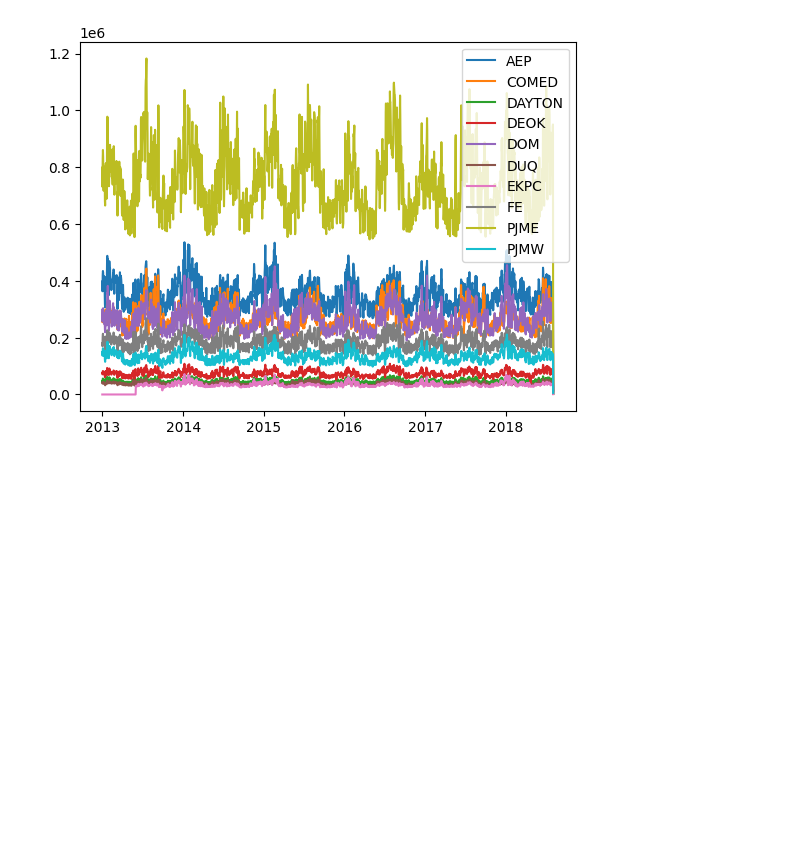
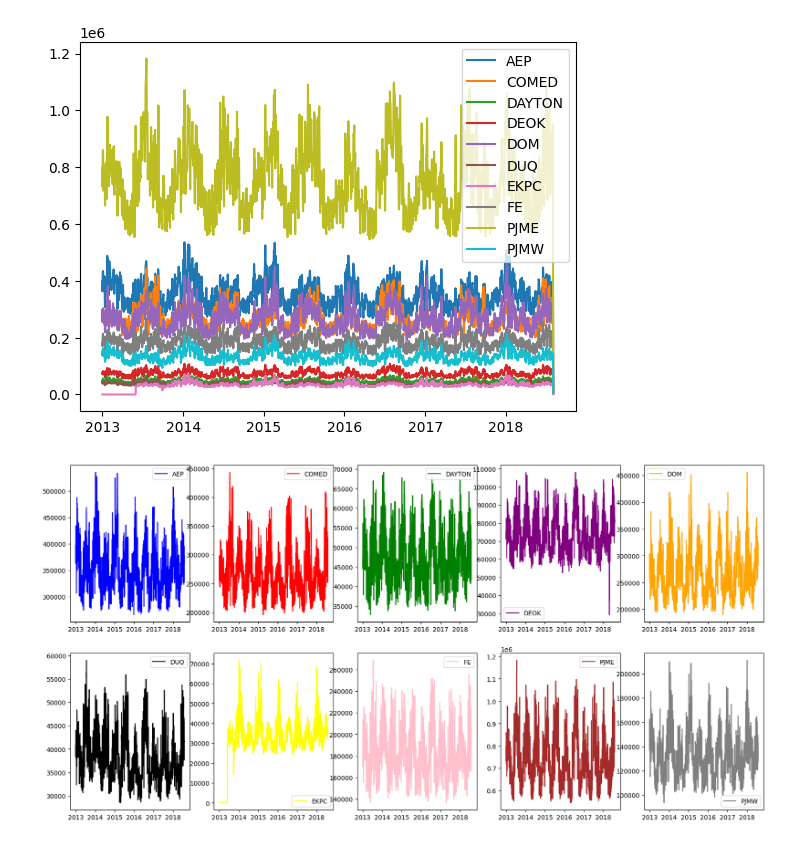
Before and after one commit to Mariogarber/analisis_series_temporales, a Jupyter notebook: preprocessing.IPYNB, the cells around one changed output. Saved outputs shown, nothing was run; the diff lists cells and outputs as text; code cells hidden in the pictures; blank space fills up the shorter version.

```diff
--- a/preprocessing.IPYNB
+++ b/preprocessing.IPYNB
@@ -112,10 +112,16 @@ for column in new_df.columns:
 plt.show()
 # %% [output]
 [figure]
-# %%
-plt.figure(figsize = (20, 10))
-
-for i in range(len(new_df.columns)):
-    plt.su
+# %%
+plt.figure(figsize = (20, 10))
+colors = ["blue", "red", "green", "purple", "orange", "black", "yellow", "pink", "brown", "grey"]
+
+for i in range(len(new_df.columns)):
+    plt.subplot(2, 5, i + 1)
+    plt.plot(new_df.index[:-1], new_df[new_df.columns[i]].iloc[:-1], label = new_df.columns[i], color = colors[i])
+    plt.legend()
+plt.show()
+# %% [output]
+[figure, added]
 # %%
 new_df.to_csv("archive/consume_clean.csv")
```
